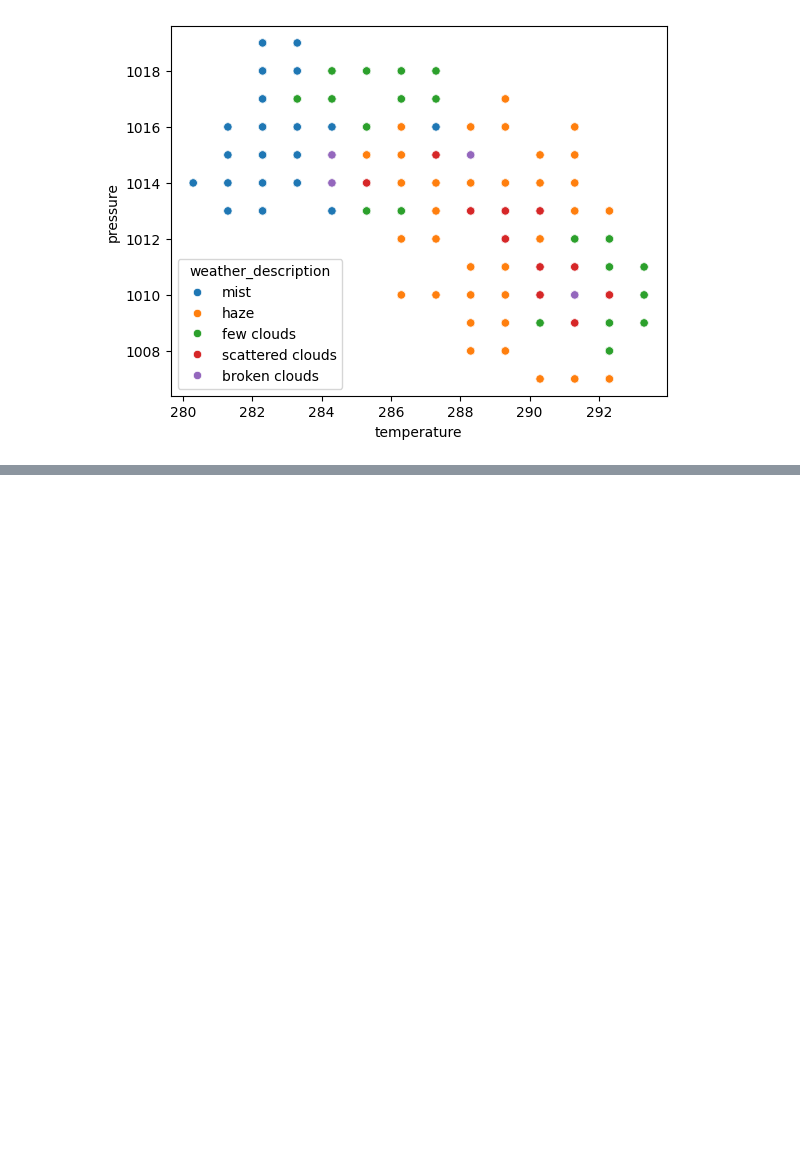
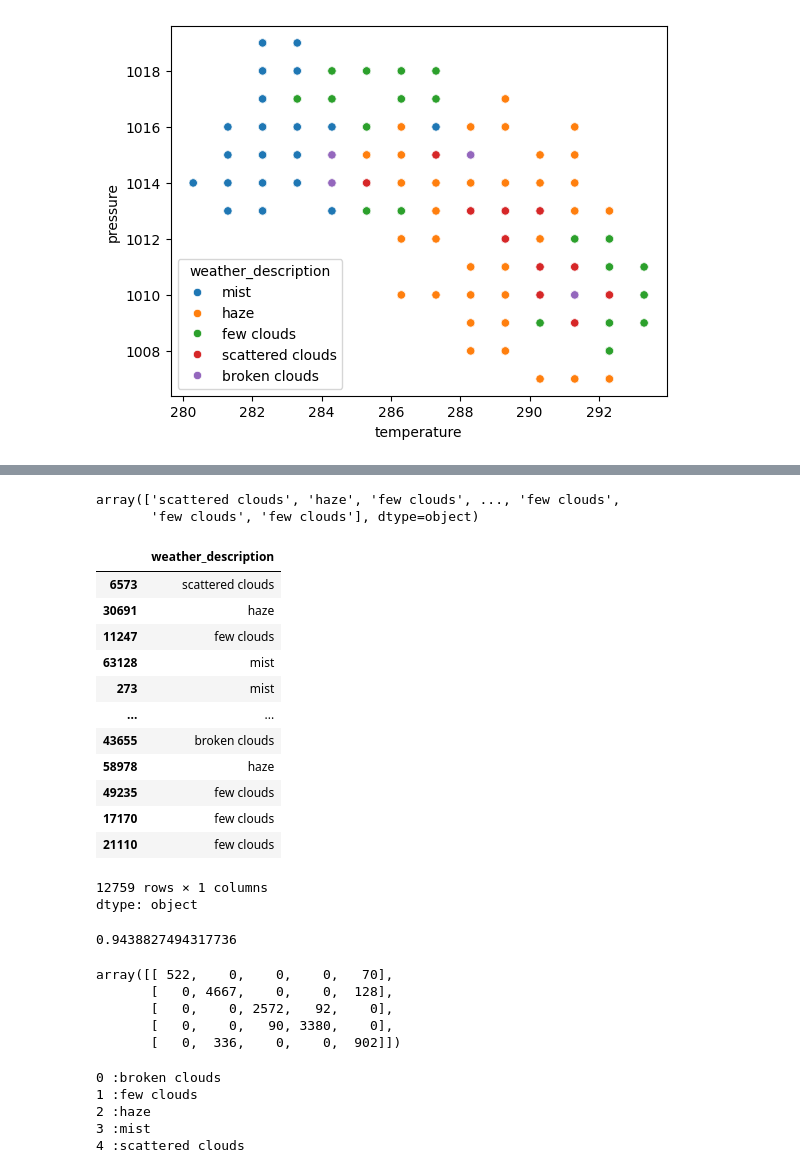
Before and after one commit to jin-raii/weather-web-app, a Jupyter notebook: weather_data.ipynb, the cells around one changed output, grey strips where cells are left out. Cells and saved outputs as stored; diff of their text form; code cells hidden in the pictures; blank space fills up the shorter version.

```diff
--- a/weather_data.ipynb
+++ b/weather_data.ipynb
@@ -570,0 +688,23 @@ sns.scatterplot(data=final_data, x='temperature', y='pressure', hue='weather_des
+# %%
+y_pred = model.predict(X_test)
+y_pred
+# %% [output]
+array(['scattered clouds', 'haze', 'few clouds', ..., 'few clouds',
+       'few clouds', 'few clouds'], dtype=object)
+# %%
+y_test
+# %% [output]
+|  | weather_description |
+| 6573 | scattered clouds |
+| 30691 | haze |
+| 11247 | few clouds |
+| 63128 | mist |
+| 273 | mist |
+| ... | ... |
+| 43655 | broken clouds |
+| 58978 | haze |
+| 49235 | few clouds |
+| 17170 | few clouds |
+| 21110 | few clouds |
+12759 rows × 1 columns
+dtype: object
@@ -570,0 +713,23 @@ sns.scatterplot(data=final_data, x='temperature', y='pressure', hue='weather_des
+# %%
+acc_score = accuracy_score(y_test, y_pred)
+acc_score
+# %% [output]
+0.9438827494317736
+# %%
+conf_mat = confusion_matrix(y_test, y_pred)
+conf_mat
+# %% [output]
+array([[ 522,    0,    0,    0,   70],
+       [   0, 4667,    0,    0,  128],
+       [   0,    0, 2572,   92,    0],
+       [   0,    0,   90, 3380,    0],
+       [   0,  336,    0,    0,  902]])
+# %%
+for i, c in enumerate(model.classes_):
+  print(f'{i} :{c}')
+# %% [output]
+0 :broken clouds
+1 :few clouds
+2 :haze
+3 :mist
+4 :scattered clouds
```
Also changed, not shown: parts of 18 cells of this notebook.
